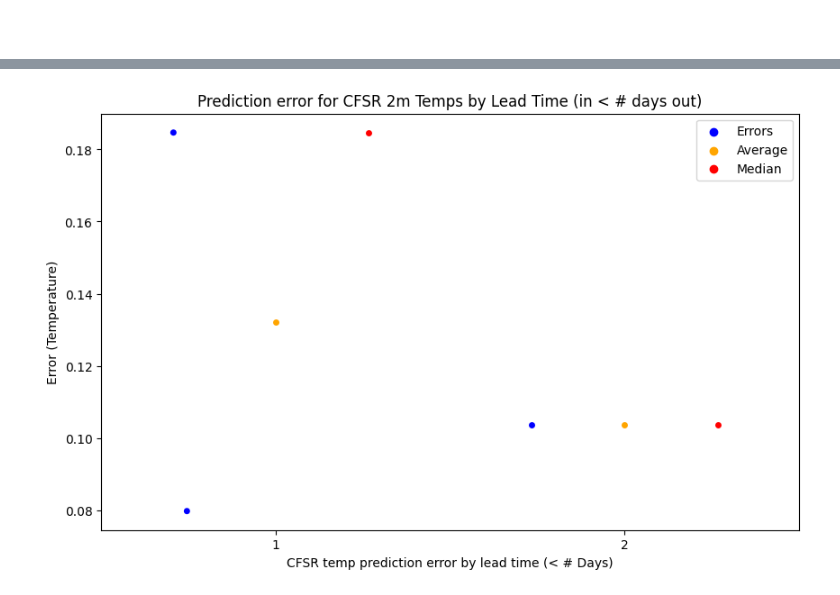
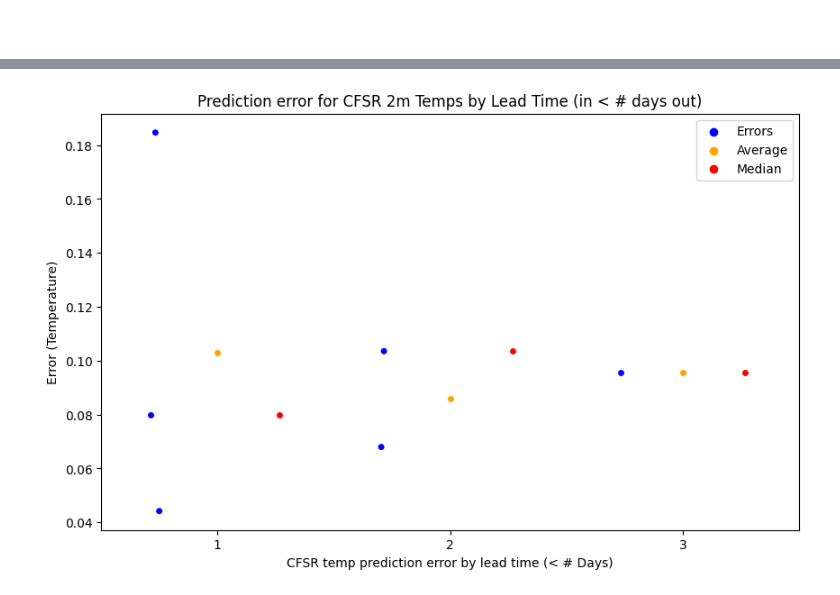
Before and after one commit to JRPdata/hot-july, a Jupyter notebook: gefs/gefs_global_2m_temp_mean_bias_corrected-Oct.ipynb, the cells around one changed output, grey strips where cells are left out. Drawn from its saved outputs; the diff is of its cells as text; code cells hidden in the pictures.

```diff
--- a/gefs/gefs_global_2m_temp_mean_bias_corrected-Oct.ipynb
+++ b/gefs/gefs_global_2m_temp_mean_bias_corrected-Oct.ipynb
@@ -1434,9 +1492,6 @@ valid_error_temps
 import seaborn as sns
 import matplotlib.pyplot as plt
 import pandas as pd
-
-# Your valid_error_temps data
-valid_error_temps = {'1': [0.18467072498090253, 0.07974260602303751], '2': [0.10353299332037125]}
 
 # Initialize lists for data
 lead_times = []
@@ -1450,31 +1505,31 @@ for lead, error_values in valid_error_temps.items():
     errors.extend(error_values)
     data_types.extend(['Errors'] * len(error_values))
 
     average = sum(error_values) / len(error_values)
     median = sorted(error_values)[len(error_values) // 2]
 
     lead_times.append(lead_time)
     errors.append(average)
     data_types.append('Average')
 
     lead_times.append(lead_time)
     errors.append(median)
     data_types.append('Median')
 
 # Create a DataFrame for the data
 data = pd.DataFrame({'Lead Time': lead_times, 'Error': errors, 'Data Type': data_types})
 
 # Create a strip plot with Seaborn
 plt.figure(figsize=(10, 6))
 sns.stripplot(data=data, x='Lead Time', y='Error', dodge=True, hue='Data Type', palette={'Errors': 'blue', 'Average': 'orange', 'Median': 'red'})
 plt.xlabel('CFSR temp prediction error by lead time (< # Days)')
 plt.ylabel('Error (Temperature)')
 plt.title('Prediction error for CFSR 2m Temps by Lead Time (in < # days out)')
 
 # Show the legend
 plt.legend(loc='upper right')
 
 # Show the plot
 plt.show()
 # %% [output]
-[figure, old version]
+[figure, new version]
```
Also changed, not shown: parts of 13 cells of this notebook, 3 other files.
